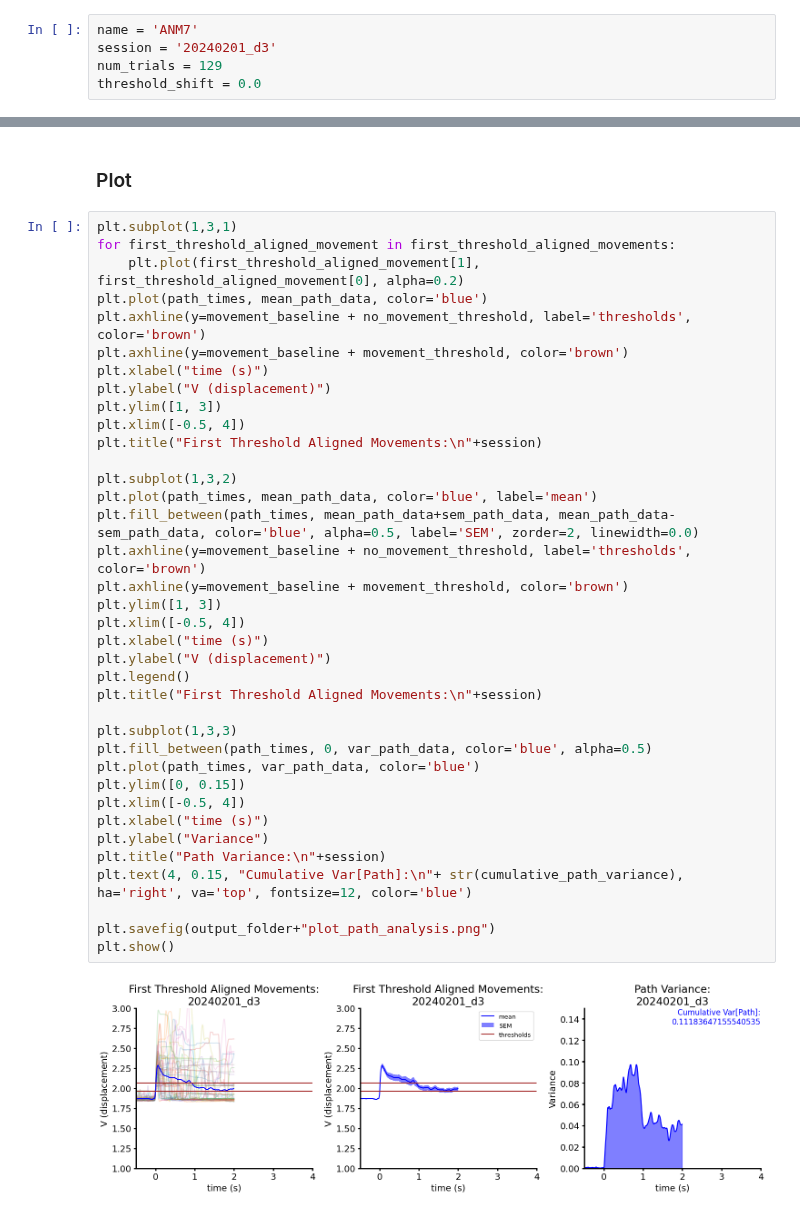
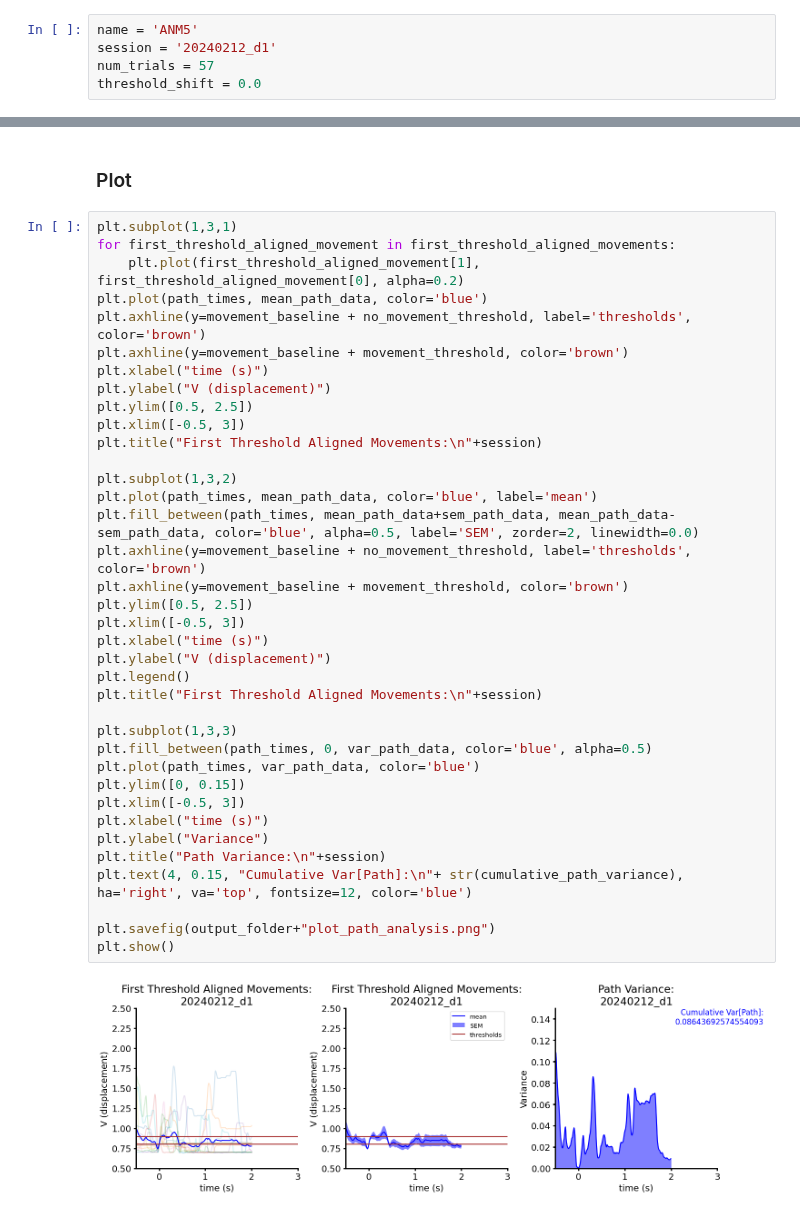
Before and after one commit to paulazoo/behavior, a Jupyter notebook: analysis/Path.ipynb, the cells around one changed output, grey strips where cells are left out. Cells and saved outputs as stored; diff of their text form.

```diff
--- a/analysis/Path.ipynb
+++ b/analysis/Path.ipynb
@@ -2,9 +2,9 @@
 ### set folder_name and `num_trials`
 - `num_trials` and `threshold_shift` based on preprocessing alignment (see PreprocessLeverData notebooks) and can be found for each day's session in the Google sheets analysis log
 # %%
-name = 'ANM7'
-session = '20240201_d3'
-num_trials = 129
+name = 'ANM5'
+session = '20240212_d1'
+num_trials = 57
 threshold_shift = 0.0
 # %% [markdown]
 ### imports
@@ -74,36 +74,36 @@ for first_threshold_aligned_movement in first_threshold_aligned_movements:
     plt.plot(first_threshold_aligned_movement[1], first_threshold_aligned_movement[0], alpha=0.2)
 plt.plot(path_times, mean_path_data, color='blue')
 plt.axhline(y=movement_baseline + no_movement_threshold, label='thresholds', color='brown')
 plt.axhline(y=movement_baseline + movement_threshold, color='brown')
 plt.xlabel("time (s)")
 plt.ylabel("V (displacement)")
-plt.ylim([1, 3])
-plt.xlim([-0.5, 4])
+plt.ylim([0.5, 2.5])
+plt.xlim([-0.5, 3])
 plt.title("First Threshold Aligned Movements:\n"+session)
 
 plt.subplot(1,3,2)
 plt.plot(path_times, mean_path_data, color='blue', label='mean')
 plt.fill_between(path_times, mean_path_data+sem_path_data, mean_path_data-sem_path_data, color='blue', alpha=0.5, label='SEM', zorder=2, linewidth=0.0)
 plt.axhline(y=movement_baseline + no_movement_threshold, label='thresholds', color='brown')
 plt.axhline(y=movement_baseline + movement_threshold, color='brown')
-plt.ylim([1, 3])
-plt.xlim([-0.5, 4])
+plt.ylim([0.5, 2.5])
+plt.xlim([-0.5, 3])
 plt.xlabel("time (s)")
 plt.ylabel("V (displacement)")
 plt.legend()
 plt.title("First Threshold Aligned Movements:\n"+session)
 
 plt.subplot(1,3,3)
 plt.fill_between(path_times, 0, var_path_data, color='blue', alpha=0.5)
 plt.plot(path_times, var_path_data, color='blue')
 plt.ylim([0, 0.15])
-plt.xlim([-0.5, 4])
+plt.xlim([-0.5, 3])
 plt.xlabel("time (s)")
 plt.ylabel("Variance")
 plt.title("Path Variance:\n"+session)
 plt.text(4, 0.15, "Cumulative Var[Path]:\n"+ str(cumulative_path_variance), ha='right', va='top', fontsize=12, color='blue')
 
 plt.savefig(output_folder+"plot_path_analysis.png")
 plt.show()
 # %% [output]
-[figure, old version]
+[figure, new version]
```
Also changed, not shown: parts of 1 cell of this notebook, 31 other files.
